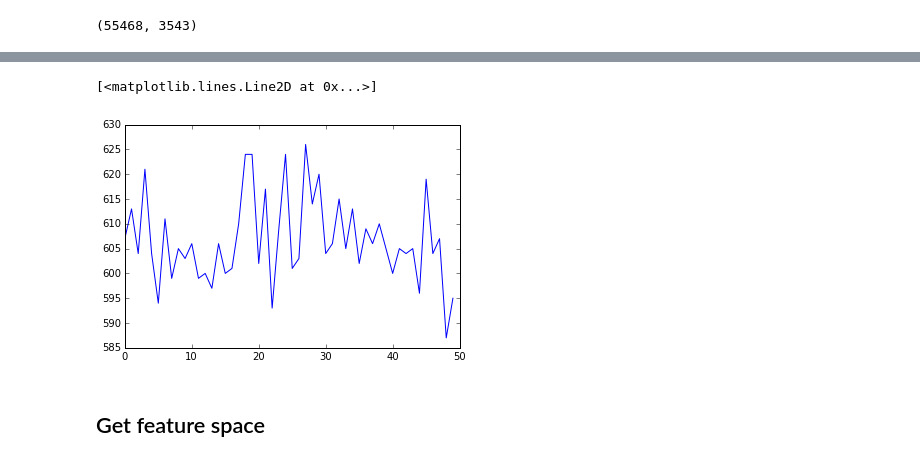
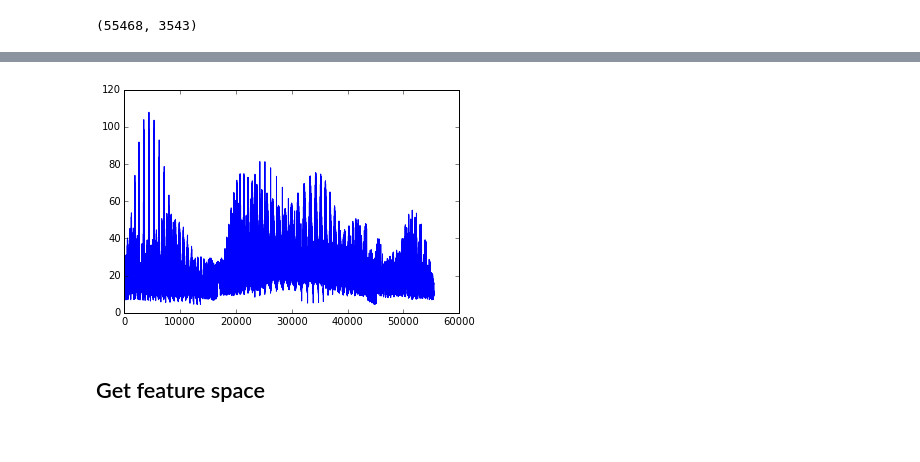
Before and after one commit to berkeley-stat159/project-beta, a Jupyter notebook: code/description_modeling_ridge_regression.ipynb, the cells around one changed output, grey strips where cells are left out. Cells and saved outputs as stored; diff of their text form; code cells hidden in the pictures.

```diff
--- a/code/description_modeling_ridge_regression.ipynb
+++ b/code/description_modeling_ridge_regression.ipynb
@@ -41,8 +41,8 @@ plt.hist(np.var(data,axis=1))
-# %%
-plt.plot(data[16188,:50])
-# %% [output]
-[<matplotlib.lines.Line2D at 0x...>]
-[figure, removed]
+# %%
+plt.plot(vvar)
+plt.savefig('../figure/data_variance_normalization.jpg')
+# %% [output]
+[figure, added]
 # %% [markdown]
 ## Get feature space
 # %%
```
Also changed, not shown: parts of 18 cells of this notebook, 5 other files.
